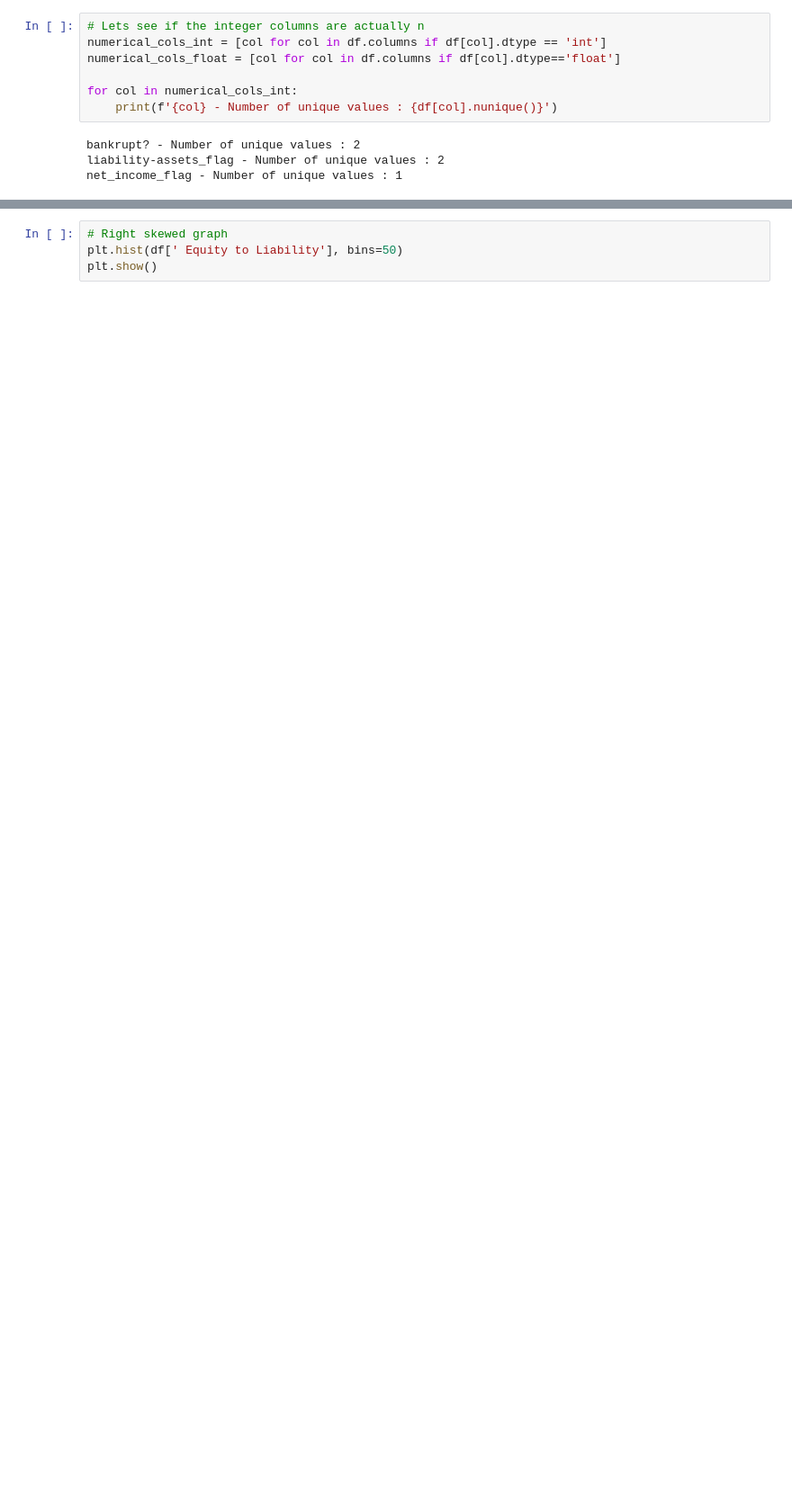
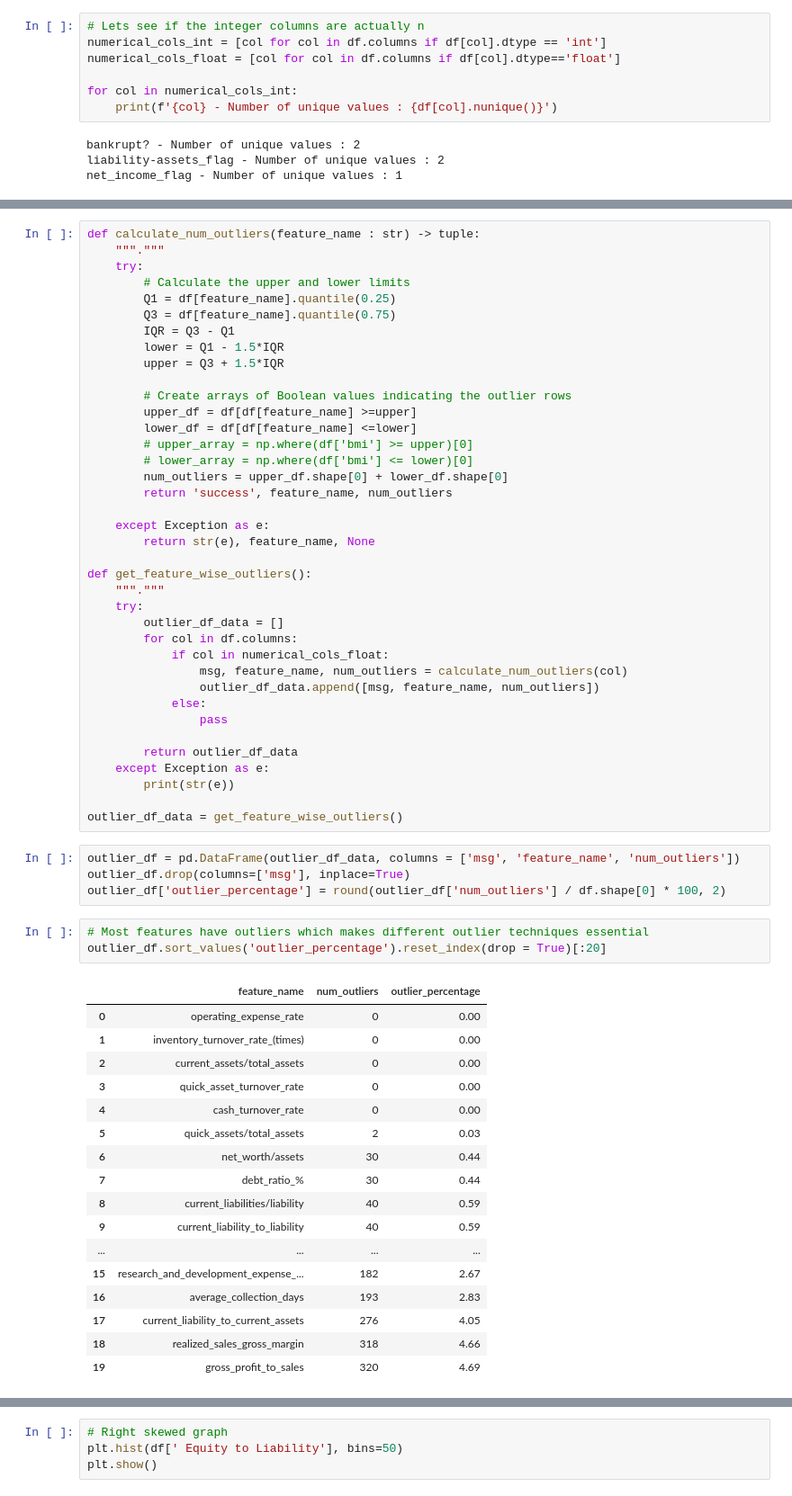
Before and after one commit to suchirmm/predictive_ml_, a Jupyter notebook: company_failure_prediction.ipynb, the cells around one changed output, grey strips where cells are left out. Shown at 90% size. Saved outputs shown, nothing was run; the diff lists cells and outputs as text; blank space fills up the shorter version.

```diff
--- a/company_failure_prediction.ipynb
+++ b/company_failure_prediction.ipynb
@@ -116,0 +115,63 @@ net_income_flag - Number of unique values : 1
+# %%
+def calculate_num_outliers(feature_name : str) -> tuple:
+    """."""
+    try:
+        # Calculate the upper and lower limits
+        Q1 = df[feature_name].quantile(0.25)
+        Q3 = df[feature_name].quantile(0.75)
+        IQR = Q3 - Q1
+        lower = Q1 - 1.5*IQR
+        upper = Q3 + 1.5*IQR
+
+        # Create arrays of Boolean values indicating the outlier rows
+        upper_df = df[df[feature_name] >=upper]
+        lower_df = df[df[feature_name] <=lower]
+        # upper_array = np.where(df['bmi'] >= upper)[0]
+        # lower_array = np.where(df['bmi'] <= lower)[0]
+        num_outliers = upper_df.shape[0] + lower_df.shape[0]
+        return 'success', feature_name, num_outliers
+
+    except Exception as e:
+        return str(e), feature_name, None
+
+def get_feature_wise_outliers():
+    """."""
+    try:
+        outlier_df_data = []
+        for col in df.columns:
+            if col in numerical_cols_float:
+                msg, feature_name, num_outliers = calculate_num_outliers(col)
+                outlier_df_data.append([msg, feature_name, num_outliers])
+            else:
+                pass
+
+        return outlier_df_data
+    except Exception as e:
+        print(str(e))
+
+outlier_df_data = get_feature_wise_outliers()
+# %%
+outlier_df = pd.DataFrame(outlier_df_data, columns = ['msg', 'feature_name', 'num_outliers'])
+outlier_df.drop(columns=['msg'], inplace=True)
+outlier_df['outlier_percentage'] = round(outlier_df['num_outliers'] / df.shape[0] * 100, 2)
+# %%
+# Most features have outliers which makes different outlier techniques essential
+outlier_df.sort_values('outlier_percentage').reset_index(drop = True)[:20]
+# %% [output]
+|  | feature_name | num_outliers | outlier_percentage |
+| 0 | operating_expense_rate | 0 | 0.00 |
+| 1 | inventory_turnover_rate_(times) | 0 | 0.00 |
+| 2 | current_assets/total_assets | 0 | 0.00 |
+| 3 | quick_asset_turnover_rate | 0 | 0.00 |
+| 4 | cash_turnover_rate | 0 | 0.00 |
+| 5 | quick_assets/total_assets | 2 | 0.03 |
+| 6 | net_worth/assets | 30 | 0.44 |
+| 7 | debt_ratio_% | 30 | 0.44 |
+| 8 | current_liabilities/liability | 40 | 0.59 |
+| 9 | current_liability_to_liability | 40 | 0.59 |
+| ... | ... | ... | ... |
+| 15 | research_and_development_expense_... | 182 | 2.67 |
+| 16 | average_collection_days | 193 | 2.83 |
+| 17 | current_liability_to_current_assets | 276 | 4.05 |
+| 18 | realized_sales_gross_margin | 318 | 4.66 |
+| 19 | gross_profit_to_sales | 320 | 4.69 |
```
Also changed, not shown: parts of 12 cells of this notebook.
